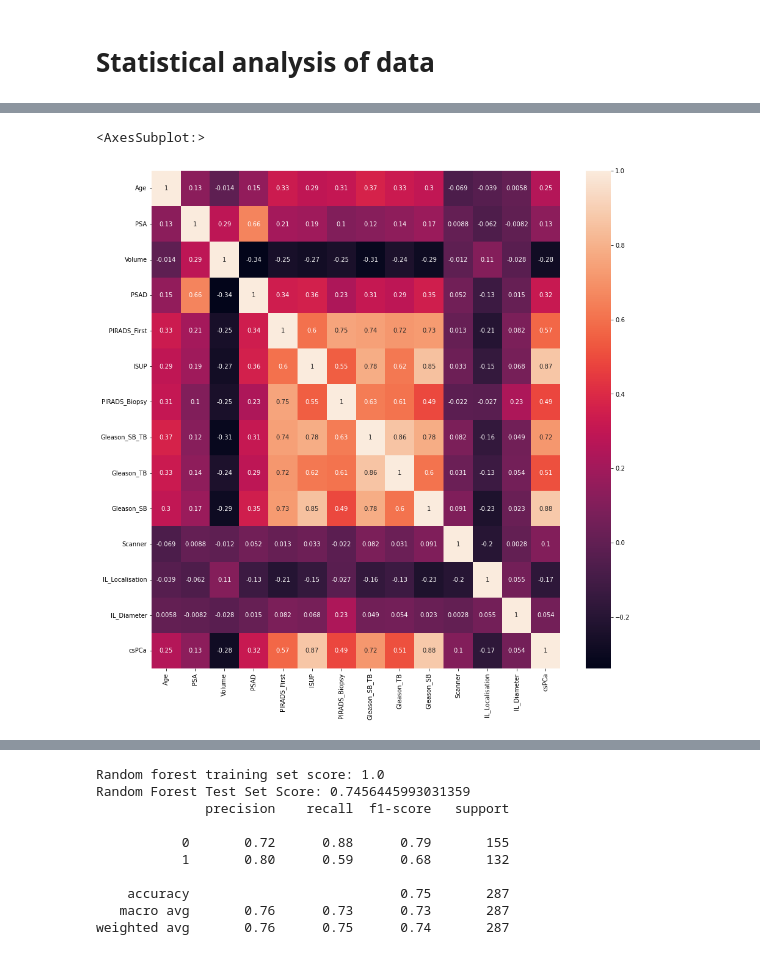
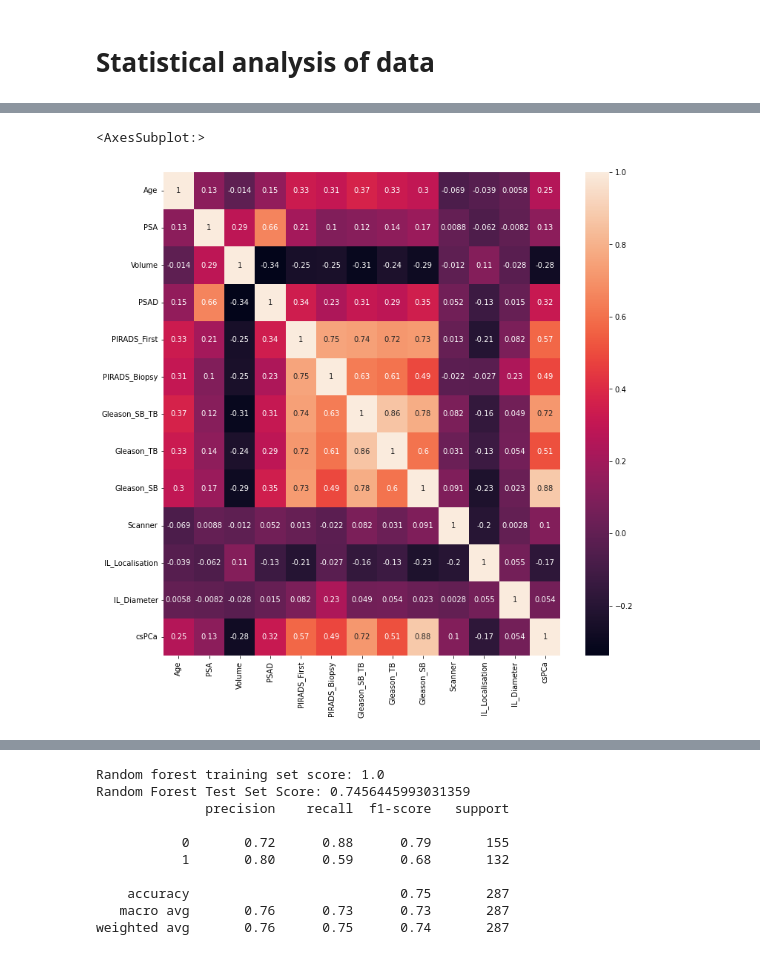
Before and after one commit to LovingAlpaca/Data-Analysis, a Jupyter notebook: csPCa/Model Training csPCa.ipynb, the cells around one changed output, grey strips where cells are left out. Cells and saved outputs as stored; diff of their text form; code cells hidden in the pictures.

```diff
--- a/csPCa/Model Training csPCa.ipynb
+++ b/csPCa/Model Training csPCa.ipynb
@@ -153,12 +155,13 @@ import seaborn as sns
 import matplotlib.pyplot as plt
 %matplotlib inline
 # %%
-plt.figure(figsize=(15,15))
-sns.heatmap(df.corr(),annot=True)
+df_correlation = df[['Age','PSA','Volume','PSAD','PIRADS_First','PIRADS_Biopsy','Gleason_SB_TB','Gleason_TB','Gleason_SB','Scanner','IL_Localisation','IL_Diameter','csPCa']]
+plt.figure(figsize=(12,12))
+sns.heatmap(df_correlation.corr(),annot=True)
 ##Generate correlation matrix
 # %% [output]
 <AxesSubplot:>
-[figure, old version]
+[figure, new version]
 # %%
 ##The degree of effect of different features on csPCa can be seen in the correlation matrix,
 ##and the degree of interaction between features
```
Also changed, not shown: parts of 15 cells of this notebook.
